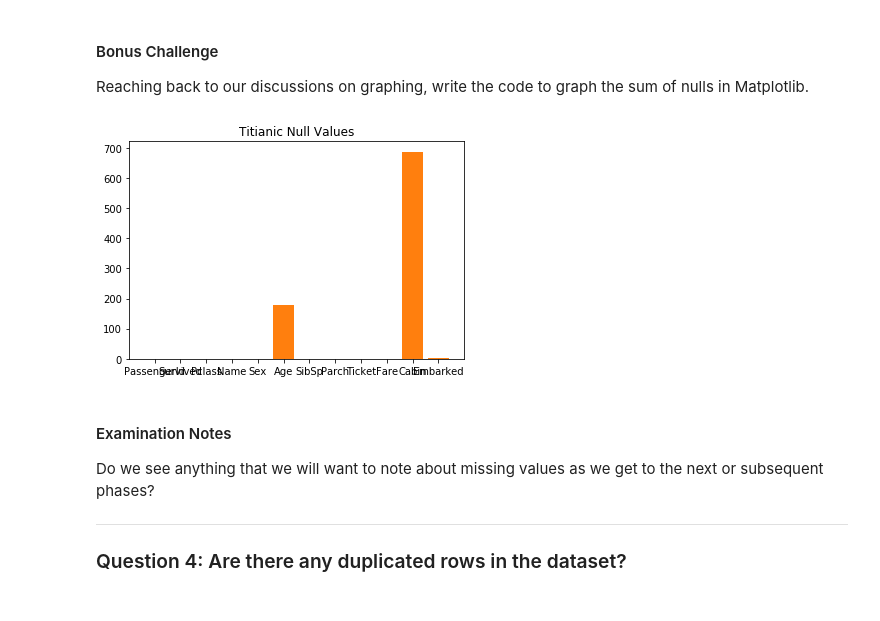
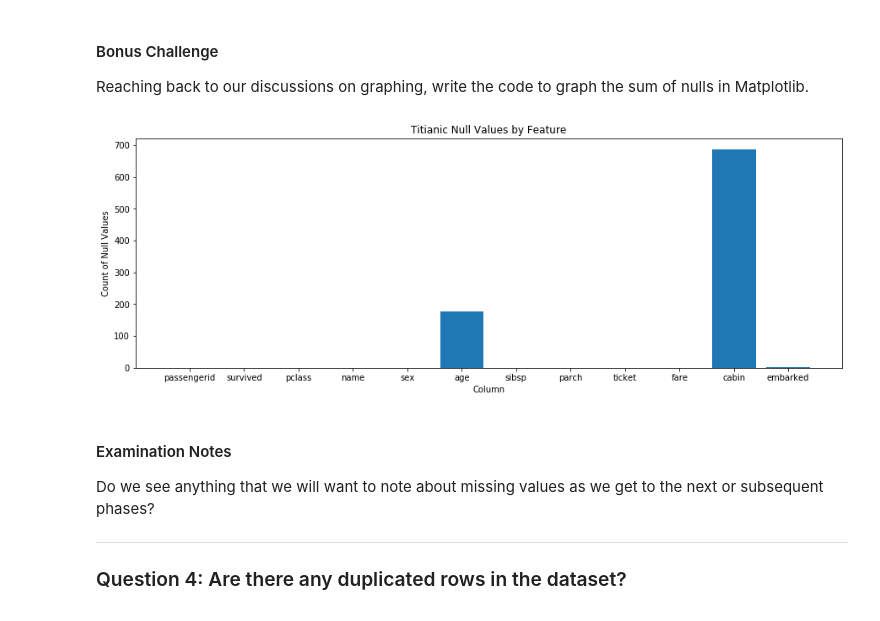
Before and after one commit to rozenv1/LearnPythonTacoma, a Jupyter notebook: 012_EDA_Part_1-master/012_EDA_Part_1.ipynb, the cells around one changed output. Drawn from its saved outputs; the diff is of its cells as text; code cells hidden in the pictures.

```diff
--- a/012_EDA_Part_1-master/012_EDA_Part_1.ipynb
+++ b/012_EDA_Part_1-master/012_EDA_Part_1.ipynb
@@ -201,22 +201,28 @@ dtype: int64
 Reaching back to our discussions on graphing, write the code to graph the sum of nulls in Matplotlib.
 # %%
 # Write your code here.
+import matplotlib.pyplot as plt
 %matplotlib inline
 
+# Set the graphic size to read the labels
+plt.figure(figsize=(15,5))
+
+# Plot the bar chart
 x = dftrain.columns
 y = dftrain.isnull().sum()
-
 plt.bar(x, y, align='center')
 
-plt.bar(x, y, color='g', align='center')
+# or could have said: plt.bar(dftrain.columns, dftrain.isnull().sum())
 
-plt.title("Titianic Null Values")
+# Add some aesthetics
+plt.title("Titianic Null Values by Feature")
+plt.xlabel('Column')
+plt.ylabel('Count of Null Values')
 
-plt.bar(x, y)
-
+# Show the plot
 plt.show()
 # %% [output]
-[figure, old version]
+[figure, new version]
 # %% [markdown]
 #### Examination Notes
 Do we see anything that we will want to note about missing values as we get to the next or subsequent phases?
```
Also changed, not shown: parts of 1 cell of this notebook.
